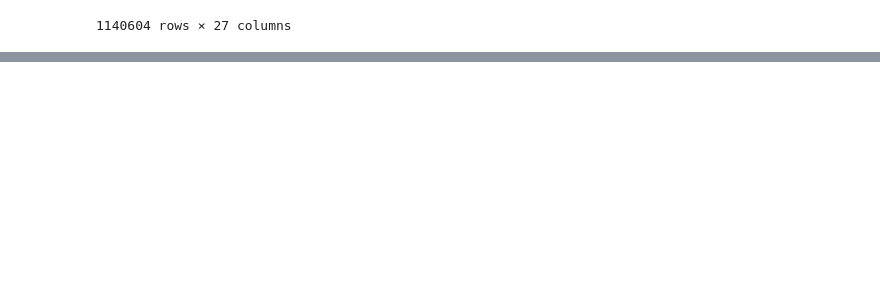
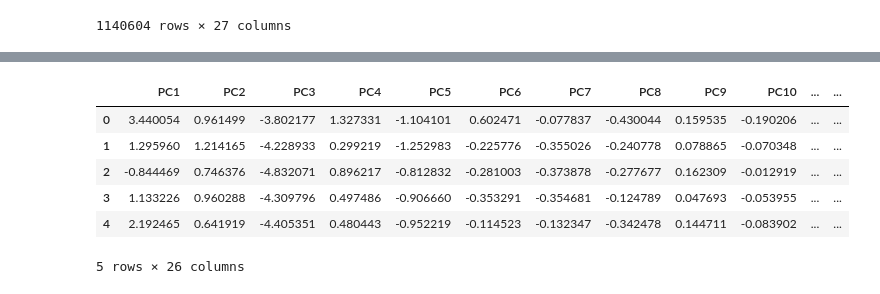
Before and after one commit to new-superuser-alt9193/DeepLearning, a Jupyter notebook: crisp_dm/data_preparation/onehot_encoder.ipynb, the cells around one changed output, grey strips where cells are left out. Drawn from its saved outputs; the diff is of its cells as text; code cells hidden in the pictures; blank space fills up the shorter version.

```diff
--- a/crisp_dm/data_preparation/onehot_encoder.ipynb
+++ b/crisp_dm/data_preparation/onehot_encoder.ipynb
@@ -113,0 +212,18 @@ imputed_pca_df
+# %%
+# Proyección de las observaciones de entrenamiento
+# ==============================================================================
+proyecciones = pca_pipe.transform(X=XSet)
+proyecciones = pd.DataFrame(
+    proyecciones,
+    columns = indexList,
+    index   = XSet.index
+)
+proyecciones.head()
+# %% [output]
+|  | PC1 | PC2 | PC3 | PC4 | PC5 | PC6 | PC7 | PC8 | PC9 | PC10 | ... | ... |
+| 0 | 3.440054 | 0.961499 | -3.802177 | 1.327331 | -1.104101 | 0.602471 | -0.077837 | -0.430044 | 0.159535 | -0.190206 | ... | ... |
+| 1 | 1.295960 | 1.214165 | -4.228933 | 0.299219 | -1.252983 | -0.225776 | -0.355026 | -0.240778 | 0.078865 | -0.070348 | ... | ... |
+| 2 | -0.844469 | 0.746376 | -4.832071 | 0.896217 | -0.812832 | -0.281003 | -0.373878 | -0.277677 | 0.162309 | -0.012919 | ... | ... |
+| 3 | 1.133226 | 0.960288 | -4.309796 | 0.497486 | -0.906660 | -0.353291 | -0.354681 | -0.124789 | 0.047693 | -0.053955 | ... | ... |
+| 4 | 2.192465 | 0.641919 | -4.405351 | 0.480443 | -0.952219 | -0.114523 | -0.132347 | -0.342478 | 0.144711 | -0.083902 | ... | ... |
+5 rows × 26 columns
```
Also changed, not shown: parts of 20 cells of this notebook.
